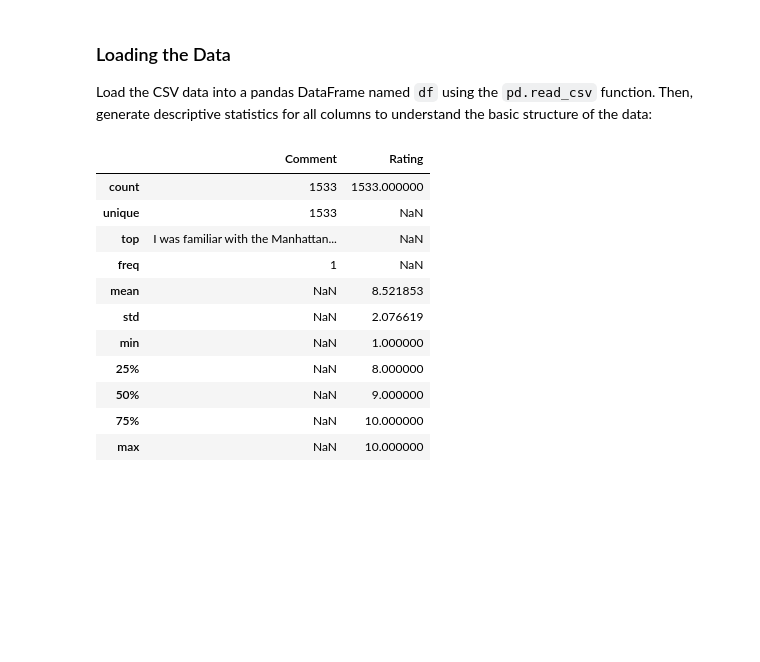
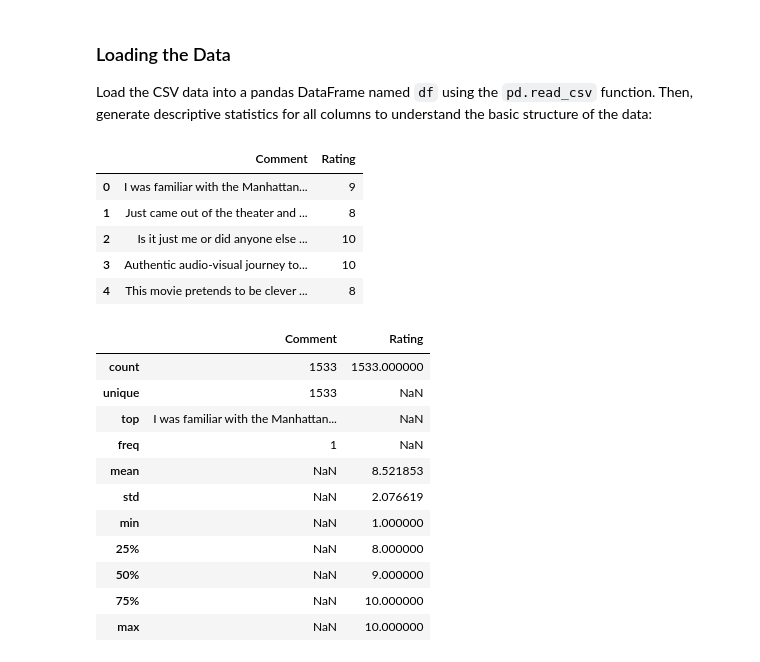
Before and after one commit to Zubair-dev/Analyzing-movies, a Jupyter notebook: Oppenheimer Sentimental review.ipynb, the cells around one changed output. Saved outputs shown, nothing was run; the diff lists cells and outputs as text; code cells hidden in the pictures; blank space fills up the shorter version.

```diff
--- a/Oppenheimer Sentimental review.ipynb
+++ b/Oppenheimer Sentimental review.ipynb
@@ -18,4 +18,17 @@ from collections import Counter
 <h3>Loading the Data</h3>
 
 Load the CSV data into a pandas DataFrame named `df` using the `pd.read_csv` function. Then, generate descriptive statistics for all columns to understand the basic structure of the data:
+# %%
+# Load the CSV data into a DataFrame
+df = pd.read_csv(r"C:\Users\HP\Documents\GitHub\Oppenheimer movie review\oppenheimer_review.csv")
+
+# Displaying the first few rows
+df.head()
+# %% [output]
+|  | Comment | Rating |
+| 0 | I was familiar with the Manhattan... | 9 |
+| 1 | Just came out of the theater and ... | 8 |
+| 2 | Is it just me or did anyone else ... | 10 |
+| 3 | Authentic audio-visual journey to... | 10 |
+| 4 | This movie pretends to be clever ... | 8 |
 # %%
```
Also changed, not shown: parts of 3 cells of this notebook.
